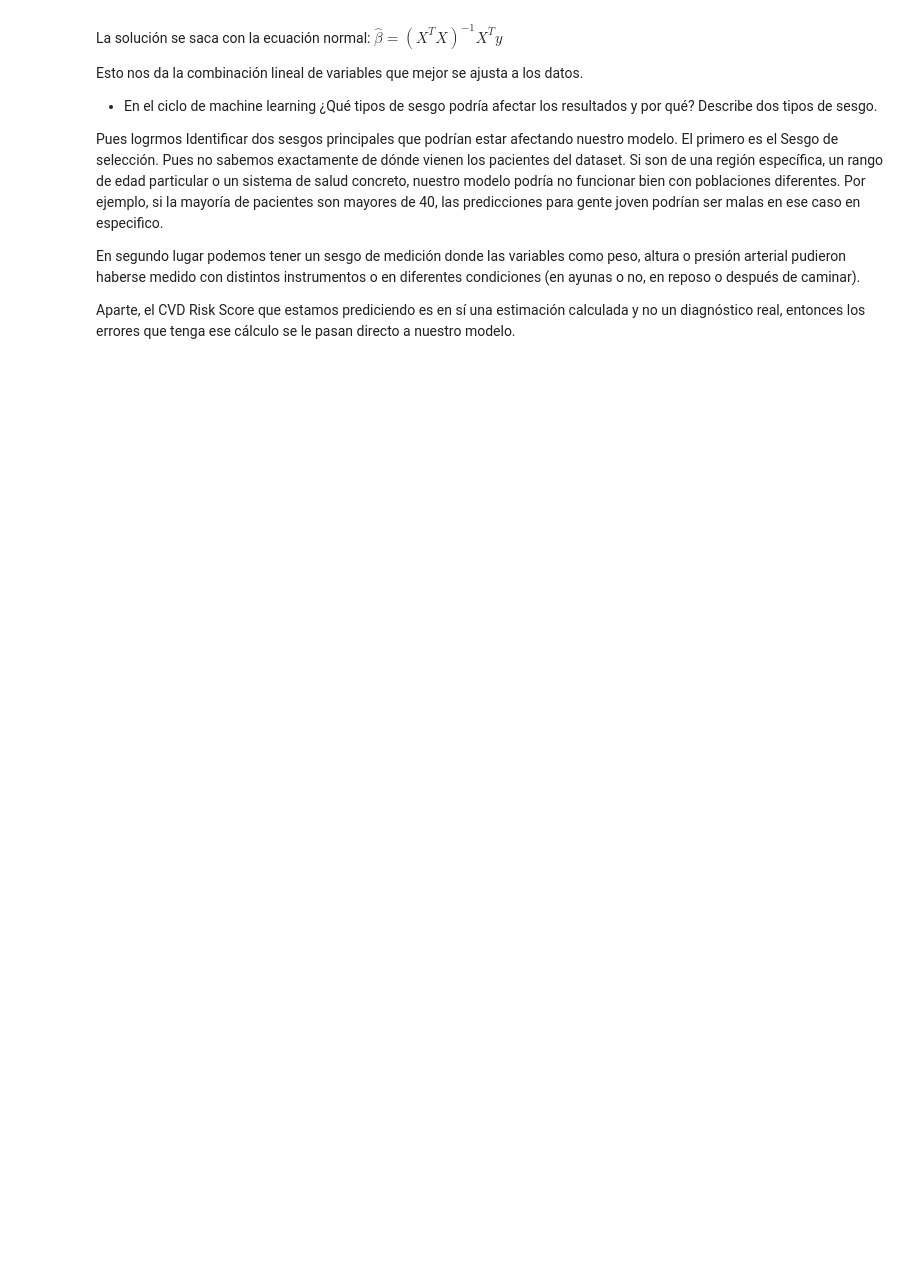
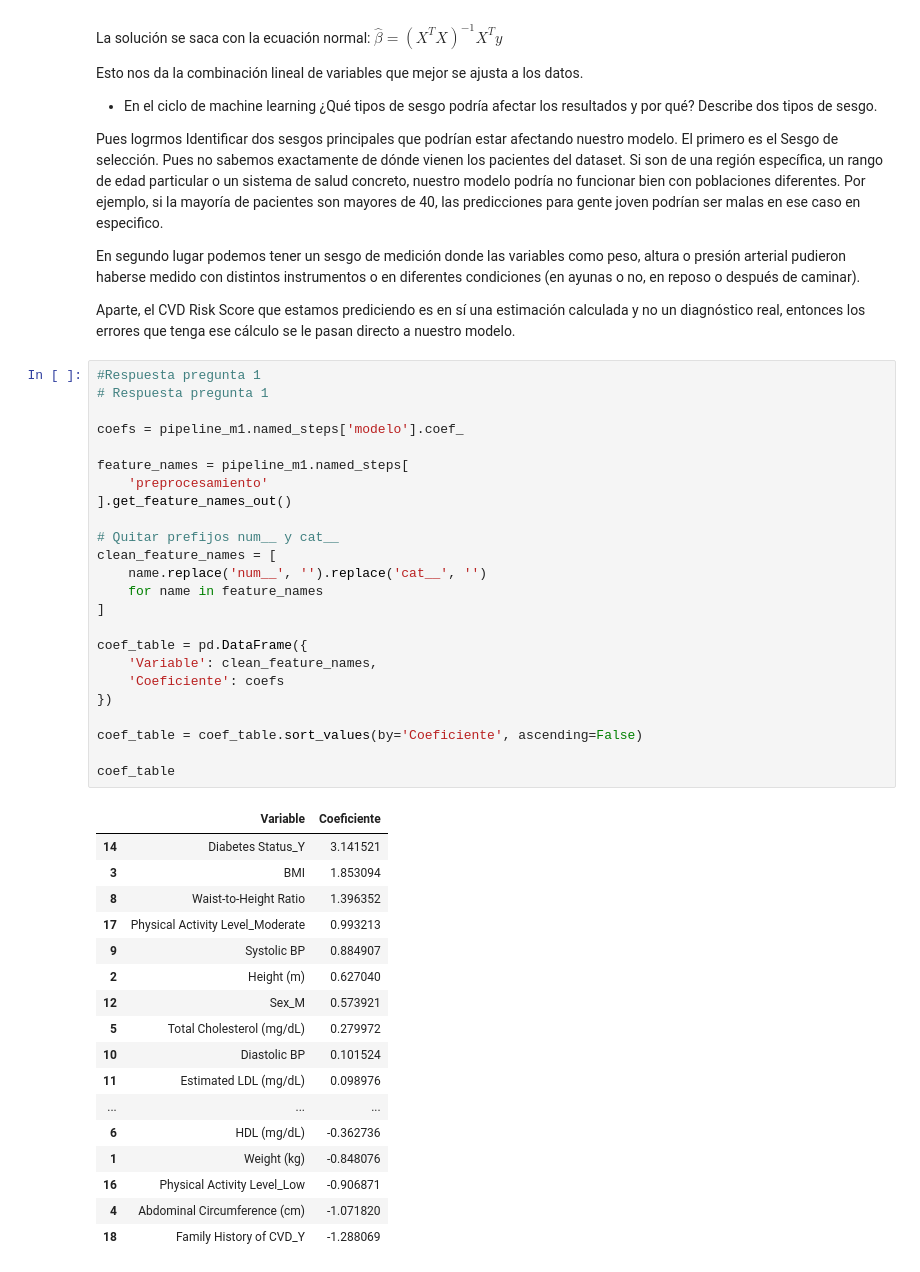
Before and after one commit to ef-blanco/Lab_1_Aprendizaje_Maq, a Jupyter notebook: Laboratorio_1_ML.ipynb, the cells around one changed output. Saved outputs shown, nothing was run; the diff lists cells and outputs as text; blank space fills up the shorter version.

Commit message:
respuesta p1

```diff
--- a/Laboratorio_1_ML.ipynb
+++ b/Laboratorio_1_ML.ipynb
@@ -572,3 +572,45 @@ Pues logrmos Identificar dos sesgos principales que podrían estar afectando nue
 En segundo lugar podemos tener un sesgo de medición donde las variables como peso, altura o presión arterial pudieron haberse medido con distintos instrumentos o en diferentes condiciones (en ayunas o no, en reposo o después de caminar).
 
 Aparte, el CVD Risk Score que estamos prediciendo es en sí una estimación calculada y no un diagnóstico real, entonces los errores que tenga ese cálculo se le pasan directo a nuestro modelo.
+# %%
+#Respuesta pregunta 1
+# Respuesta pregunta 1
+
+coefs = pipeline_m1.named_steps['modelo'].coef_
+
+feature_names = pipeline_m1.named_steps[
+    'preprocesamiento'
+].get_feature_names_out()
+
+# Quitar prefijos num__ y cat__
+clean_feature_names = [
+    name.replace('num__', '').replace('cat__', '')
+    for name in feature_names
+]
+
+coef_table = pd.DataFrame({
+    'Variable': clean_feature_names,
+    'Coeficiente': coefs
+})
+
+coef_table = coef_table.sort_values(by='Coeficiente', ascending=False)
+
+coef_table
+# %% [output]
+|  | Variable | Coeficiente |
+| 14 | Diabetes Status_Y | 3.141521 |
+| 3 | BMI | 1.853094 |
+| 8 | Waist-to-Height Ratio | 1.396352 |
+| 17 | Physical Activity Level_Moderate | 0.993213 |
+| 9 | Systolic BP | 0.884907 |
+| 2 | Height (m) | 0.627040 |
+| 12 | Sex_M | 0.573921 |
+| 5 | Total Cholesterol (mg/dL) | 0.279972 |
+| 10 | Diastolic BP | 0.101524 |
+| 11 | Estimated LDL (mg/dL) | 0.098976 |
+| ... | ... | ... |
+| 6 | HDL (mg/dL) | -0.362736 |
+| 1 | Weight (kg) | -0.848076 |
+| 16 | Physical Activity Level_Low | -0.906871 |
+| 4 | Abdominal Circumference (cm) | -1.071820 |
+| 18 | Family History of CVD_Y | -1.288069 |
```
